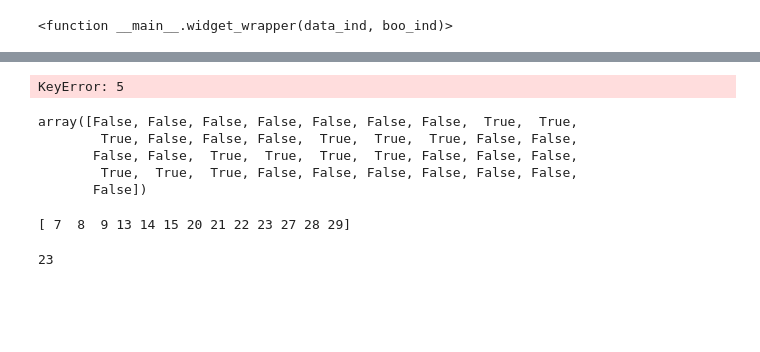
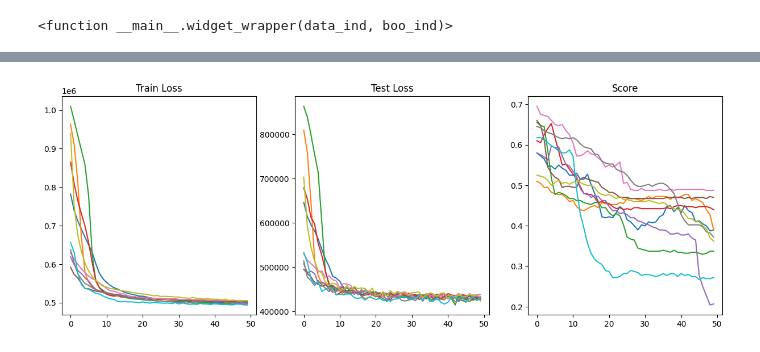
Before and after one commit to SteWey0/Computerpraktikum, a Jupyter notebook: autoencoder2d_debug.ipynb, the cells around one changed output, grey strips where cells are left out. Saved outputs shown, nothing was run; the diff lists cells and outputs as text; code cells hidden in the pictures; blank space fills up the shorter version.

Commit message:
additional debugging and tests after Meeting

```diff
--- a/autoencoder2d_debug.ipynb
+++ b/autoencoder2d_debug.ipynb
@@ -294,7 +291,7 @@ def plot(nodes, cons, labels=None, scores=None):
     ax.grid()
 # %%
 n =100
-dataset = PlaneAutoencoderDataset("autoencoder_2d", n_graphs_per_type=n)
+dataset = PlaneAutoencoderDataset("autoencoder_2d", n_graphs_per_type=n, size=(10,10))
 dataset.process()
 dataset[0]
 # %% [output]
@@ -322,18 +319,18 @@ class dominant(torch.nn.Module):
         self.attr_decoder.append(tg.nn.GINEConv(torch.nn.Linear(3, 4), edge_dim=1))
         self.attr_decoder.append(tg.nn.GINEConv(torch.nn.Linear(4, num_features), edge_dim=1))
 
-        self.dropout = torch.nn.Dropout()
+        #self.dropout = torch.nn.Dropout()
     def forward(self, x, edge_index, edge_attr):
         z = self.encoder[0](x, edge_index, edge_attr).sigmoid()
         for layer in self.encoder[1:]:
             z = layer(z, edge_index, edge_attr).sigmoid()
-            z = self.dropout(z)
+            #z = self.dropout(z)
         # decoder
         adj_ = torch.sigmoid(z @ z.T) # structure decoder
         x_ = self.attr_decoder[0](z, edge_index, edge_attr).sigmoid()
         for layer in self.attr_decoder[1:-1]:
             x_ = layer(x_, edge_index, edge_attr).sigmoid()
-            x_ = self.dropout(x_)
+            #x_ = self.dropout(x_)
         x_ = self.attr_decoder[-1](x_, edge_index, edge_attr)
         return x_, adj_
 
@@ -342,8 +339,8 @@ model.to(device)
 print(model)
 
 def loss_func(x, x_, adj, adj_):
-    adj = adj.type(torch.float)
-    return alpha * torch.nn.functional.mse_loss(x, x_) + (1-alpha) * torch.nn.functional.mse_loss(adj, adj_)
+    #adj = adj.type(torch.float)
+    return alpha * torch.linalg.norm(x-x_, ord='fro')**2 + (1-alpha) * torch.linalg.norm(adj - adj_, ord='fro')**2
 
 def train(loader):
     model.train()
@@ -449,8 +450,0 @@ Epoch: 030
-# %%
-train_loss, test_loss, score = np.loadtxt('test_training.txt', unpack=True)
-
-fig,ax = plt.subplots()
-ax.plot(train_loss, label='train loss')
-ax.plot(test_loss, label='test loss')
-fig,ax = plt.subplots()
-ax.plot(score, label='score')
@@ -461,9 +451,20 @@ ax.plot(score, label='score')
 # %%
+# model.eval()
+# score = 0
+# for data in test_loader.dataset:
+#     x_, adj = model.forward(data.x, data.edge_index, data.edge_attr)
+#     scores = anomaly_score(data.x, x_, tg.utils.to_dense_adj(data.edge_index, max_num_nodes=len(x_), edge_attr=data.edge_attr.flatten())[0], adj)
+#     score += np.argmax(scores) == np.argmax(data.y.cpu().numpy())
+# print(score / len(test_loader.dataset))
+
+# USing the top 5 anomaly scores
 model.eval()
 score = 0
 for data in test_loader.dataset:
     x_, adj = model.forward(data.x, data.edge_index, data.edge_attr)
     scores = anomaly_score(data.x, x_, tg.utils.to_dense_adj(data.edge_index, max_num_nodes=len(x_), edge_attr=data.edge_attr.flatten())[0], adj)
-    score += np.argmax(scores) == np.argmax(data.y.cpu().numpy())
-score / len(test_loader.dataset)
+    if np.argmax(data.y.cpu().numpy()) in np.argpartition(scores, -5)[-5:]:
+        score += 1
+
+print(score / len(test_loader.dataset))
 # %% [output]
@@ -685,21 +486,12 @@ ax.plot(nodes[ind,0], nodes[ind,1], c='red', markersize=5, marker='o', linestyle
-# %%
-g = PlaneGraphGenerator((5,5))
-nodes, edges, labels, node_attr, edge_attr = g.process_lattice(g.lattice_types[5])
-plot_boo(nodes, node_attr, 0, labels)
-# %% [output]
-KeyError: 5
-# %%
-mask
-# %% [output]
-array([False, False, False, False, False, False, False,  True,  True,
-        True, False, False, False,  True,  True,  True, False, False,
-       False, False,  True,  True,  True,  True, False, False, False,
-        True,  True,  True, False, False, False, False, False, False,
-       False])
-# %%
-t =np.where(mask)[0]
-print(t)
-rng.choice(t)
-# %% [output]
-[ 7  8  9 13 14 15 20 21 22 23 27 28 29]
-23
+# %%
+fig,ax = plt.subplots(ncols=3, figsize = (15,5))
+for i in range(10):
+    train_loss, test_loss, score = np.loadtxt(f'test_training_iter_{i}.txt').T
+    ax[0].plot(train_loss, label='Train Loss', color=cmap[i])
+    ax[1].plot(test_loss, label='Test Loss', color=cmap[i])
+    ax[2].plot(score, label='Score', color=cmap[i])
+    ax[0].set_title('Train Loss')
+    ax[1].set_title('Test Loss')
+    ax[2].set_title('Score')
+# %% [output]
+[figure, added]
```
Also changed, not shown: parts of 9 cells of this notebook, 11 other files.
